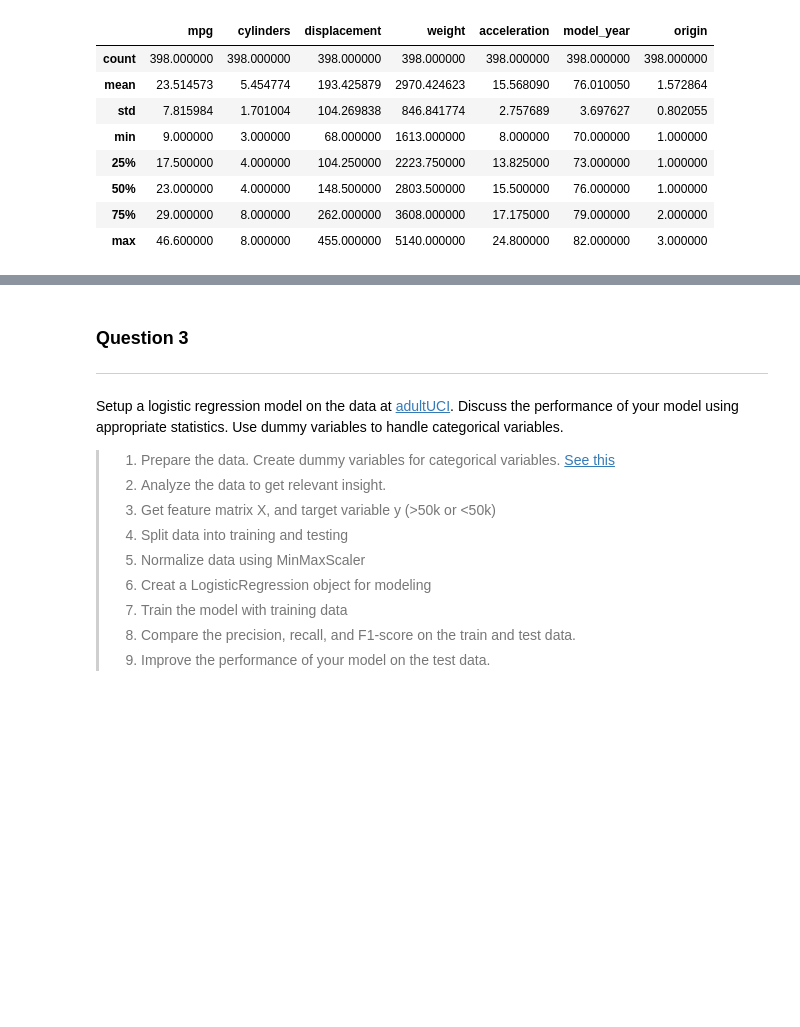
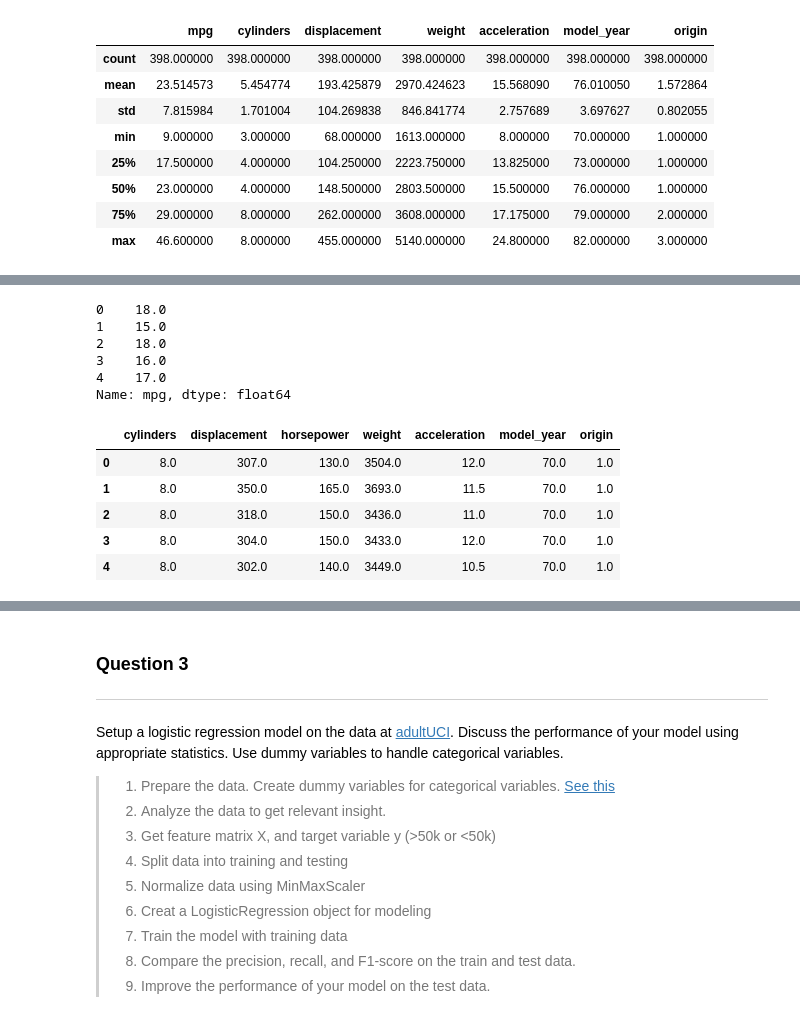
Before and after one commit to mycicle/ma544, a Jupyter notebook: assignments/PA-4/MA544_S21_PA4.ipynb, the cells around one changed output, grey strips where cells are left out. Saved outputs shown, nothing was run; the diff lists cells and outputs as text; code cells hidden in the pictures; blank space fills up the shorter version.

```diff
--- a/assignments/PA-4/MA544_S21_PA4.ipynb
+++ b/assignments/PA-4/MA544_S21_PA4.ipynb
@@ -220,3 +223,18 @@ data.describe()
 | 50% | 23.000000 | 4.000000 | 148.500000 | 2803.500000 | 15.500000 | 76.000000 | 1.000000 |
 | 75% | 29.000000 | 8.000000 | 262.000000 | 3608.000000 | 17.175000 | 79.000000 | 2.000000 |
 | max | 46.600000 | 8.000000 | 455.000000 | 5140.000000 | 24.800000 | 82.000000 | 3.000000 |
+# %%
+def is_float(x):
+    try:
+        float(x)
+    except ValueError:
+        return False
+    return True
+# %%
+data = data[data['horsepower'].apply(lambda x: is_float(x))]
+# %%
+names = data.pop('car_name')
+print(data.head())
+data = data.astype(np.float)
+y = data.pop('mpg')
+X = data
@@ -222,0 +255,18 @@ data.describe()
+# %%
+y.head()
+# %% [output]
+0    18.0
+1    15.0
+2    18.0
+3    16.0
+4    17.0
+Name: mpg, dtype: float64
+# %%
+data.head()
+# %% [output]
+|  | cylinders | displacement | horsepower | weight | acceleration | model_year | origin |
+| 0 | 8.0 | 307.0 | 130.0 | 3504.0 | 12.0 | 70.0 | 1.0 |
+| 1 | 8.0 | 350.0 | 165.0 | 3693.0 | 11.5 | 70.0 | 1.0 |
+| 2 | 8.0 | 318.0 | 150.0 | 3436.0 | 11.0 | 70.0 | 1.0 |
+| 3 | 8.0 | 304.0 | 150.0 | 3433.0 | 12.0 | 70.0 | 1.0 |
+| 4 | 8.0 | 302.0 | 140.0 | 3449.0 | 10.5 | 70.0 | 1.0 |
```
Also changed, not shown: parts of 9 cells of this notebook.
